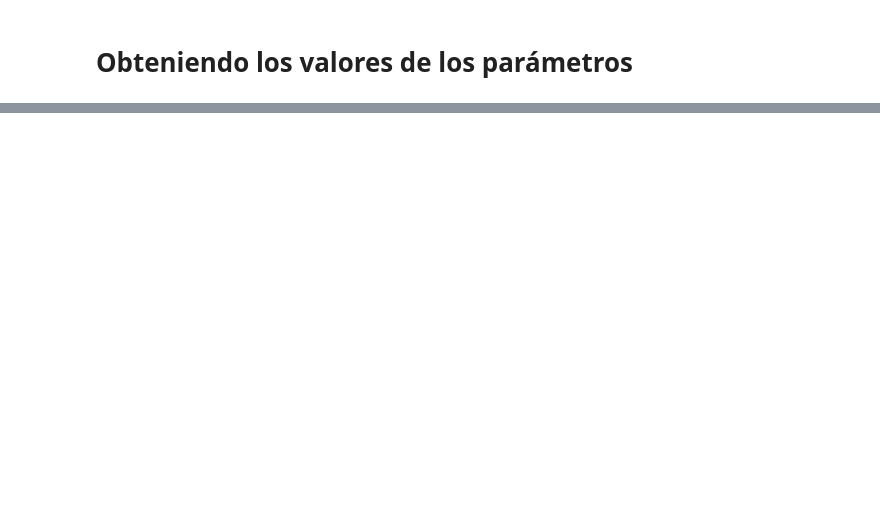
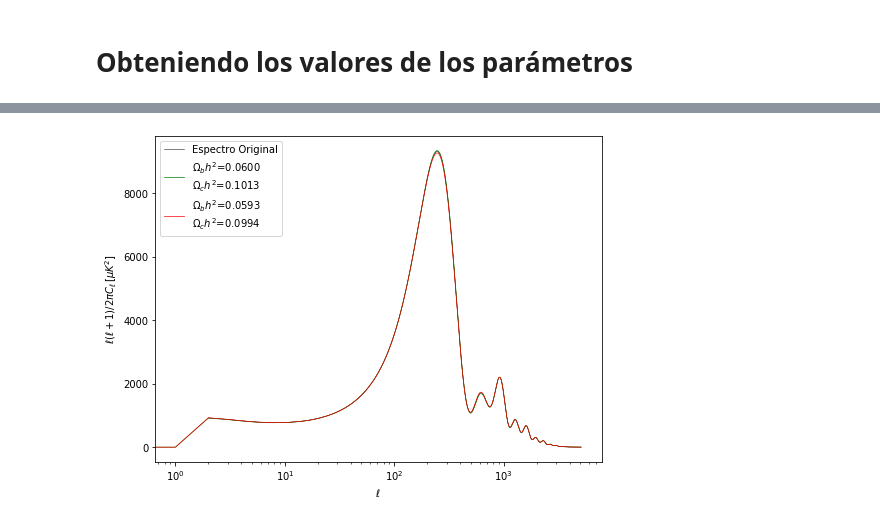
Before and after one commit to Cony06/mapacmb, a Jupyter notebook: tarea2_parte3.ipynb, the cells around one changed output, grey strips where cells are left out. Cells and saved outputs as stored; diff of their text form; code cells hidden in the pictures; blank space fills up the shorter version.

```diff
--- a/tarea2_parte3.ipynb
+++ b/tarea2_parte3.ipynb
@@ -56,50 +220,22 @@ for ombh2 in ombh2s:
 # %%
 data = np.genfromtxt("D_ell.csv", delimiter=",", names=["x", "y"])
-data1 = np.genfromtxt("test0.005,0.05.csv", delimiter=",", names=["x", "y"])
-data2 = np.genfromtxt("test0.005,0.075.csv", delimiter=",", names=["x", "y"])
-data3 = np.genfromtxt("test0.005,0.1.csv", delimiter=",", names=["x", "y"])
-data4 = np.genfromtxt("test0.005,0.15.csv", delimiter=",", names=["x", "y"])
+data1 = np.genfromtxt("test0.059333333333333335,0.09944444444444445.csv", delimiter=",", names=["x", "y"])
+data2 = np.genfromtxt("test0.06066666666666667,0.10133333333333333.csv", delimiter=",", names=["x", "y"])
 
-fig, axs = plt.subplots(2, 2)
-fig.set_size_inches(8, 8)
+
+plt.figure(figsize=(8,6))
 plt.xscale('log')
 plt.xlabel('$\ell$')
 plt.ylabel('$\ell(\ell+1)/2\pi C_\ell\,[\mu K^2]$')
 
-axs[0, 0].semilogx(data['x'], data['y'],color="purple", label="original")
-axs[0, 0].semilogx(data1['x'], data1['y'],color="green", label="$\\Omega_b h^2$=0.005\n$\\Omega_c h^2$=0.05")
-#axs[0, 0].set_title('Axis [0, 0]')
-axs[0, 0].set_xlabel('$\ell$')
-axs[0, 0].set_ylabel('$\ell(\ell+1)/2\pi C_\ell\,[\mu K^2]$')
-axs[0, 0].legend(loc="upper left")
+plt.semilogx(data['x'], data['y'],color="black", label="Espectro Original", linewidth=0.5)
+plt.semilogx(data2['x'], data2['y'],color="green", label="$\\Omega_b h^2$=0.0600\n$\\Omega_c h^2$=0.1013", linewidth=0.7)
+plt.semilogx(data1['x'], data1['y'],color="red", label="$\\Omega_b h^2$=0.0593\n$\\Omega_c h^2$=0.0994", linewidth=0.7)
 
-axs[0, 1].semilogx(data['x'], data['y'],color="purple", label="original")
-axs[0, 1].semilogx(data2['x'], data2['y'],color="green", label="$\\Omega_b h^2$=0.005\n$\\Omega_c h^2$=0.075")
-#axs[0, 1].set_title('Axis [0, 0]')
-axs[0, 1].set_xlabel('$\ell$')
-axs[0, 1].set_ylabel('$\ell(\ell+1)/2\pi C_\ell\,[\mu K^2]$')
-axs[0, 1].legend(loc="upper left")
-
-axs[1, 0].semilogx(data['x'], data['y'],color="purple", label="original")
-axs[1, 0].semilogx(data1['x'], data1['y'],color="green", label="$\\Omega_b h^2$=0.005\n$\\Omega_c h^2$=0.1")
-#axs[1, 0].set_title('Axis [0, 0]')
-axs[1, 0].set_xlabel('$\ell$')
-axs[1, 0].set_ylabel('$\ell(\ell+1)/2\pi C_\ell\,[\mu K^2]$')
-axs[1, 0].legend(loc="upper left")
-
-axs[1, 1].semilogx(data['x'], data['y'],color="purple", label="original")
-axs[1, 1].semilogx(data1['x'], data1['y'],color="green", label="$\\Omega_b h^2$=0.005\n$\\Omega_c h^2$=0.15")
-#axs[1, 1].set_title('Axis [0, 0]')
-axs[1, 1].set_xlabel('$\ell$')
-axs[1, 1].set_ylabel('$\ell(\ell+1)/2\pi C_\ell\,[\mu K^2]$')
-axs[1, 1].legend(loc="upper left")
-
-
-#for ax in axs.flat:
-#    ax.set(xlabel='x-label', ylabel='y-label')
-
-# Hide x labels and tick labels for top plots and y ticks for right plots.
-for ax in axs.flat:
-    ax.label_outer()
-
-plt.savefig('ombh2=0,005', dpi=100)
+plt.xlabel('$\ell$')
+plt.ylabel('$\ell(\ell+1)/2\pi C_\ell\,[\mu K^2]$')
+plt.legend(loc="upper left")
+plt.savefig('comparacion.png', dpi=150)
+plt.show()
+# %% [output]
+[figure, added]
```
Also changed, not shown: parts of 17 cells of this notebook.
